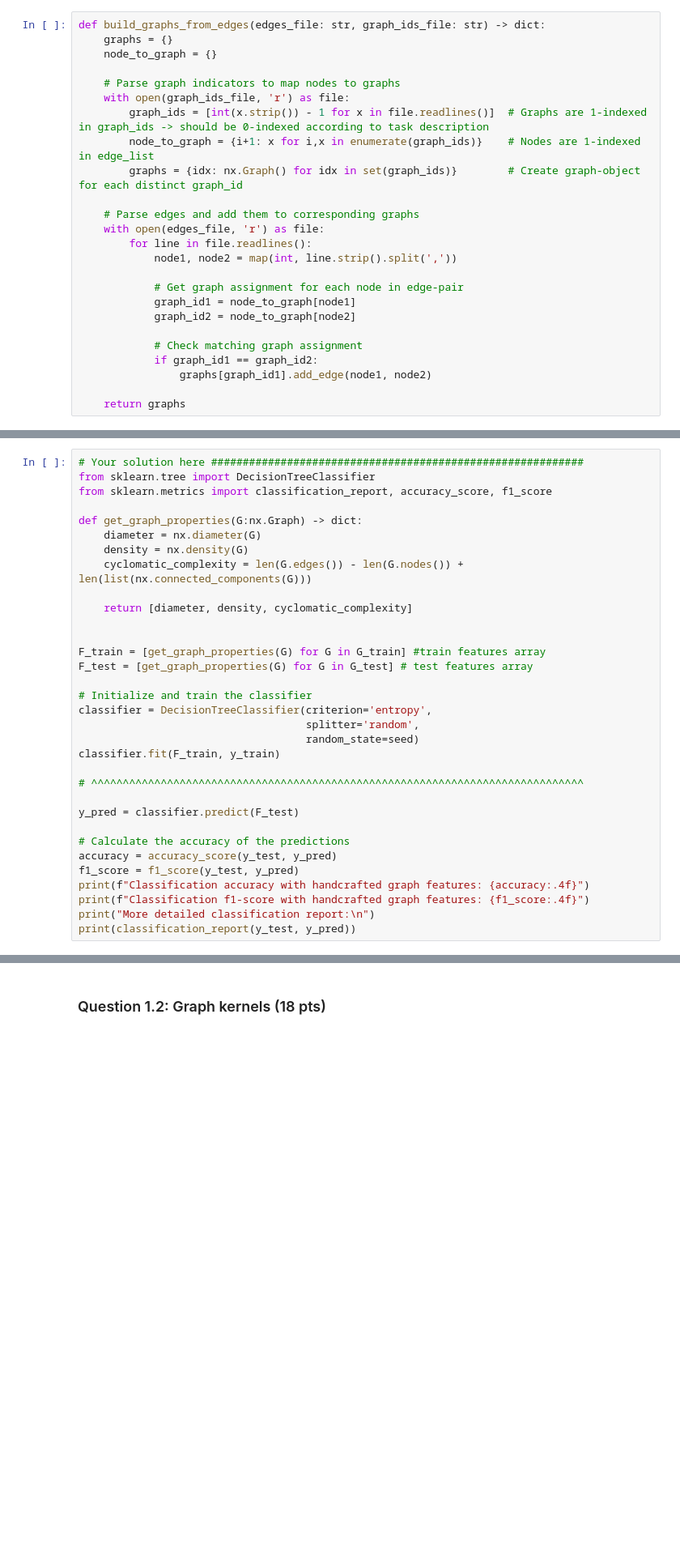
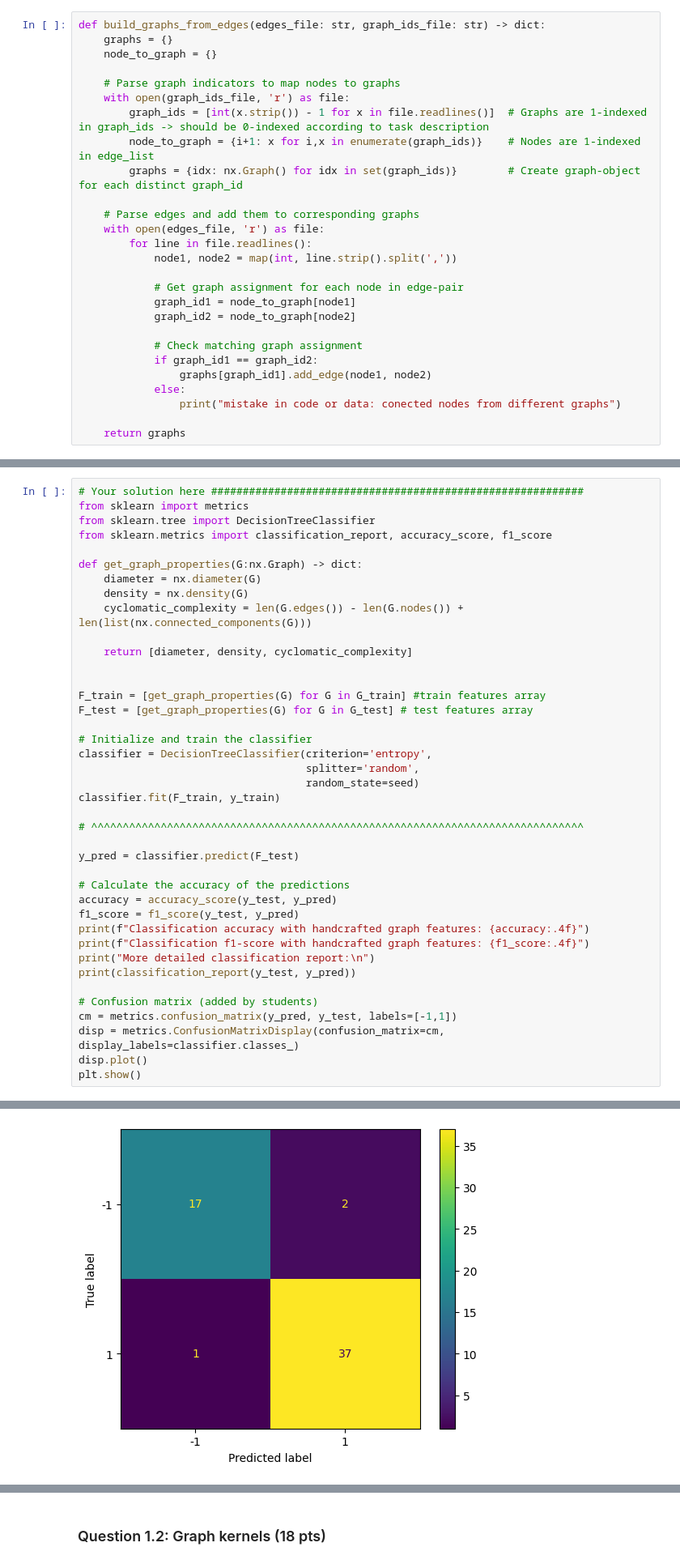
Before and after one commit to kaedejohnson/networkml_epfl_ee452, a Jupyter notebook: nml24_assignment1.ipynb, the cells around one changed output, grey strips where cells are left out. Shown at 81% size. Saved outputs shown, nothing was run; the diff lists cells and outputs as text; blank space fills up the shorter version.

```diff
--- a/nml24_assignment1.ipynb
+++ b/nml24_assignment1.ipynb
@@ -107,6 +107,8 @@ def build_graphs_from_edges(edges_file: str, graph_ids_file: str) -> dict:
             # Check matching graph assignment
             if graph_id1 == graph_id2:
                 graphs[graph_id1].add_edge(node1, node2)
+            else:
+                print("mistake in code or data: conected nodes from different graphs")
 
     return graphs
 # %%
@@ -234,5 +233,6 @@ The following classifiers are different ideas. We can probably just pick the fir
 # %%
 # Your solution here ###########################################################
+from sklearn import metrics
 from sklearn.tree import DecisionTreeClassifier
 from sklearn.metrics import classification_report, accuracy_score, f1_score
 
@@ -250,30 +250,37 @@ F_test = [get_graph_properties(G) for G in G_test] # test features array
 # Initialize and train the classifier
 classifier = DecisionTreeClassifier(criterion='entropy',
                                     splitter='random',
                                     random_state=seed)
 classifier.fit(F_train, y_train)
 
 # ^^^^^^^^^^^^^^^^^^^^^^^^^^^^^^^^^^^^^^^^^^^^^^^^^^^^^^^^^^^^^^^^^^^^^^^^^^^^^^
 
 y_pred = classifier.predict(F_test)
 
 # Calculate the accuracy of the predictions
 accuracy = accuracy_score(y_test, y_pred)
 f1_score = f1_score(y_test, y_pred)
 print(f"Classification accuracy with handcrafted graph features: {accuracy:.4f}")
 print(f"Classification f1-score with handcrafted graph features: {f1_score:.4f}")
 print("More detailed classification report:\n")
 print(classification_report(y_test, y_pred))
+
+# Confusion matrix (added by students)
+cm = metrics.confusion_matrix(y_pred, y_test, labels=[-1,1])
+disp = metrics.ConfusionMatrixDisplay(confusion_matrix=cm, display_labels=classifier.classes_)
+disp.plot()
+plt.show()
 # %% [output]
 Classification accuracy with handcrafted graph features: 0.9474
 Classification f1-score with handcrafted graph features: 0.9610
 More detailed classification report:
 
               precision    recall  f1-score   support
 
           -1       0.89      0.94      0.92        18
            1       0.97      0.95      0.96        39
 
     accuracy                           0.95        57
    macro avg       0.93      0.95      0.94        57
 weighted avg       0.95      0.95      0.95        57
+[figure, added]
```
Also changed, not shown: parts of 18 cells of this notebook.
